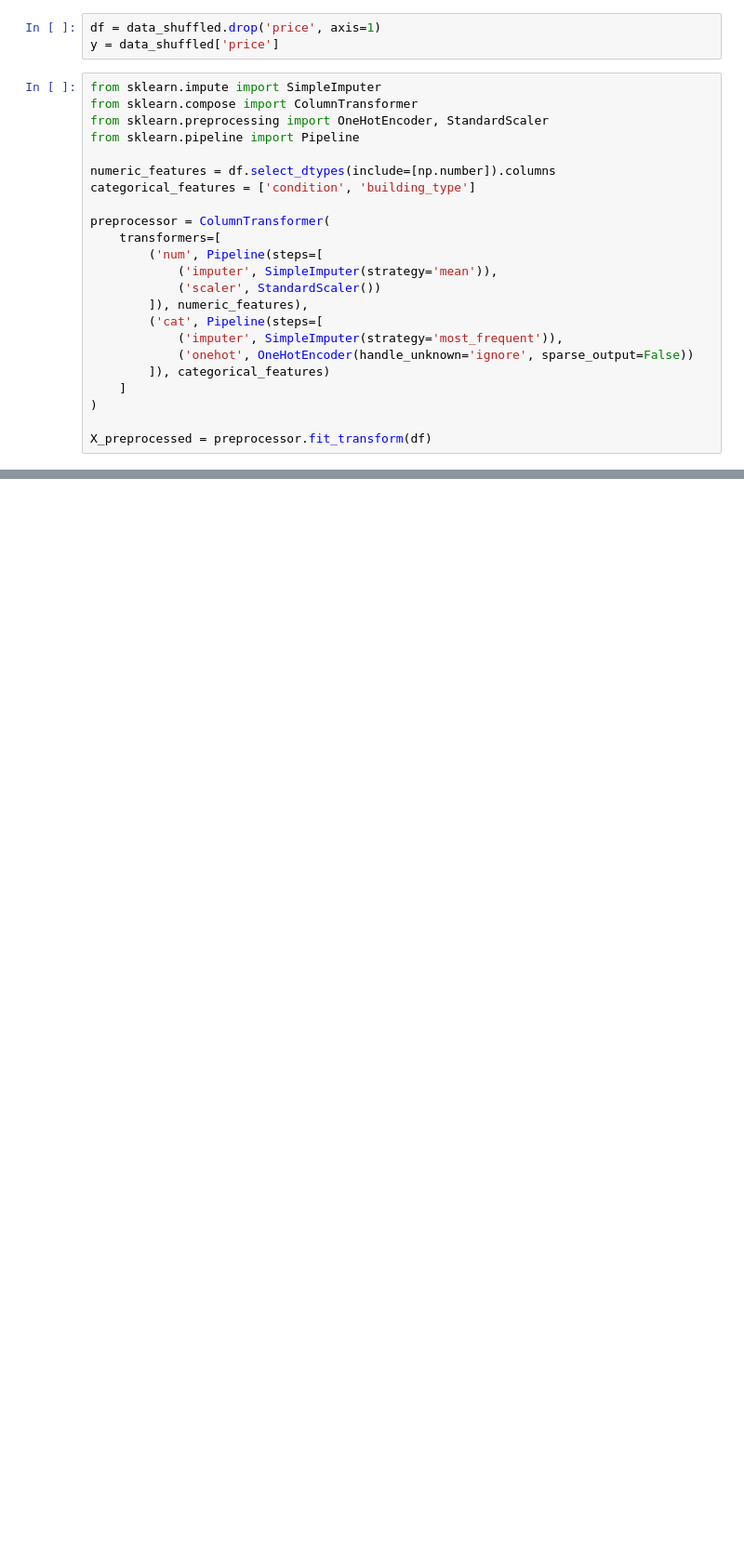
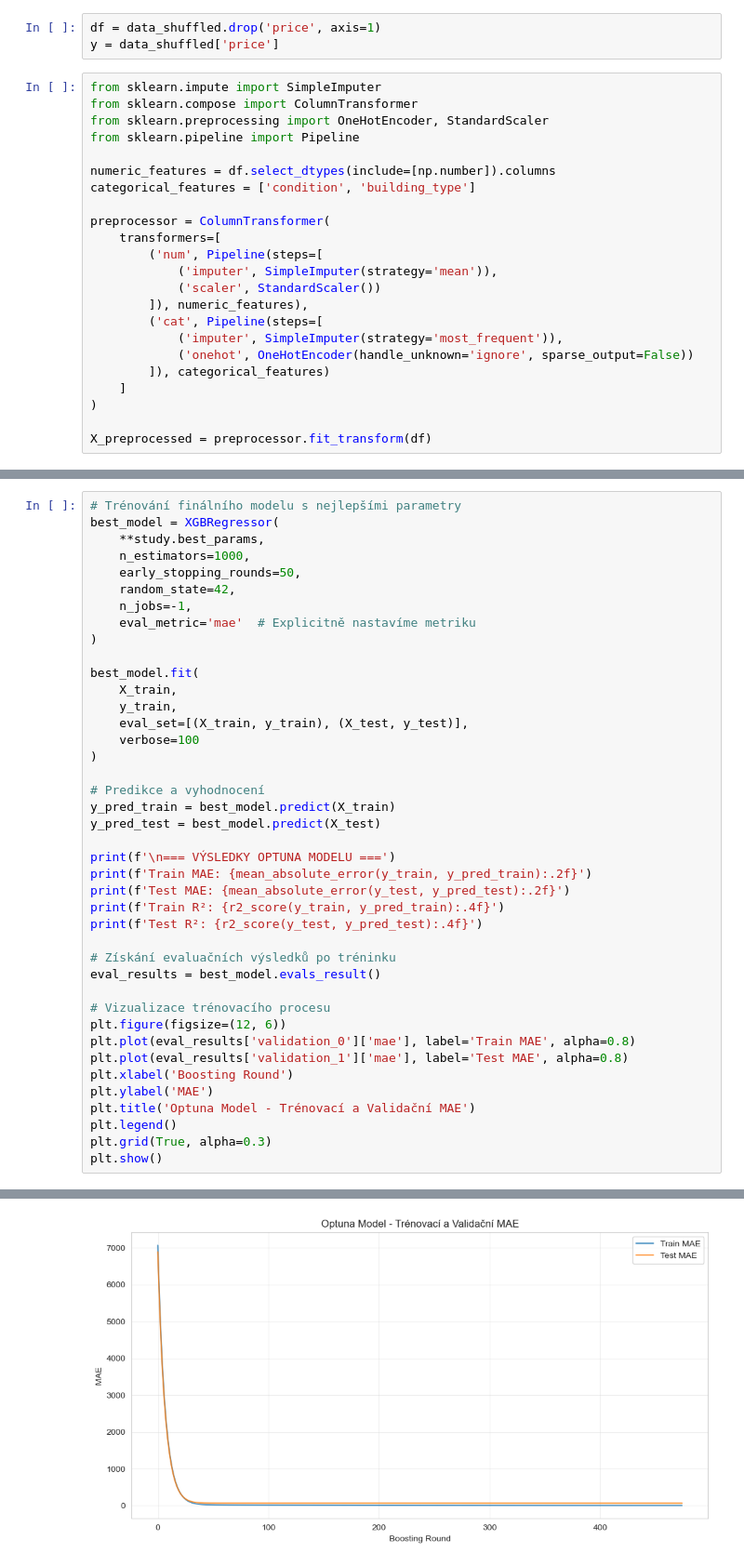
Before and after one commit to Demorax/rent-prediction, a Jupyter notebook: prediction_model.ipynb, the cells around one changed output, grey strips where cells are left out. Shown at 93% size. Drawn from its saved outputs; the diff is of its cells as text; blank space fills up the shorter version.

Commit message:
aktualizace README, přidání XGB modelu do notebooku, porovnání s optunou

```diff
--- a/prediction_model.ipynb
+++ b/prediction_model.ipynb
@@ -422,0 +658,42 @@ Mean Absolute Error: 36.374731046081315
+# %%
+# Trénování finálního modelu s nejlepšími parametry
+best_model = XGBRegressor(
+    **study.best_params,
+    n_estimators=1000,
+    early_stopping_rounds=50,
+    random_state=42,
+    n_jobs=-1,
+    eval_metric='mae'  # Explicitně nastavíme metriku
+)
+
+best_model.fit(
+    X_train,
+    y_train,
+    eval_set=[(X_train, y_train), (X_test, y_test)],
+    verbose=100
+)
+
+# Predikce a vyhodnocení
+y_pred_train = best_model.predict(X_train)
+y_pred_test = best_model.predict(X_test)
+
+print(f'\n=== VÝSLEDKY OPTUNA MODELU ===')
+print(f'Train MAE: {mean_absolute_error(y_train, y_pred_train):.2f}')
+print(f'Test MAE: {mean_absolute_error(y_test, y_pred_test):.2f}')
+print(f'Train R²: {r2_score(y_train, y_pred_train):.4f}')
+print(f'Test R²: {r2_score(y_test, y_pred_test):.4f}')
+
+# Získání evaluačních výsledků po tréninku
+eval_results = best_model.evals_result()
+
+# Vizualizace trénovacího procesu
+plt.figure(figsize=(12, 6))
+plt.plot(eval_results['validation_0']['mae'], label='Train MAE', alpha=0.8)
+plt.plot(eval_results['validation_1']['mae'], label='Test MAE', alpha=0.8)
+plt.xlabel('Boosting Round')
+plt.ylabel('MAE')
+plt.title('Optuna Model - Trénovací a Validační MAE')
+plt.legend()
+plt.grid(True, alpha=0.3)
+plt.show()
+# %% [output]
@@ -422,0 +712 @@ Mean Absolute Error: 36.374731046081315
+[figure, added]
```
Also changed, not shown: parts of 27 cells of this notebook, 3 other files.
